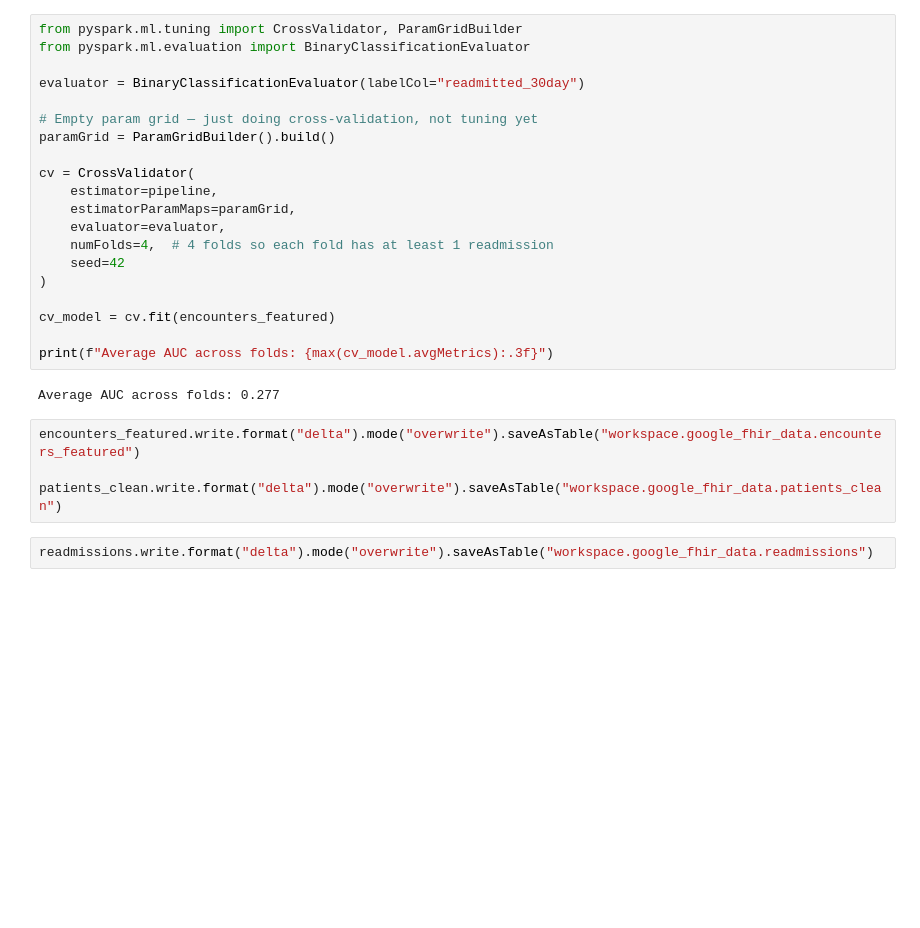
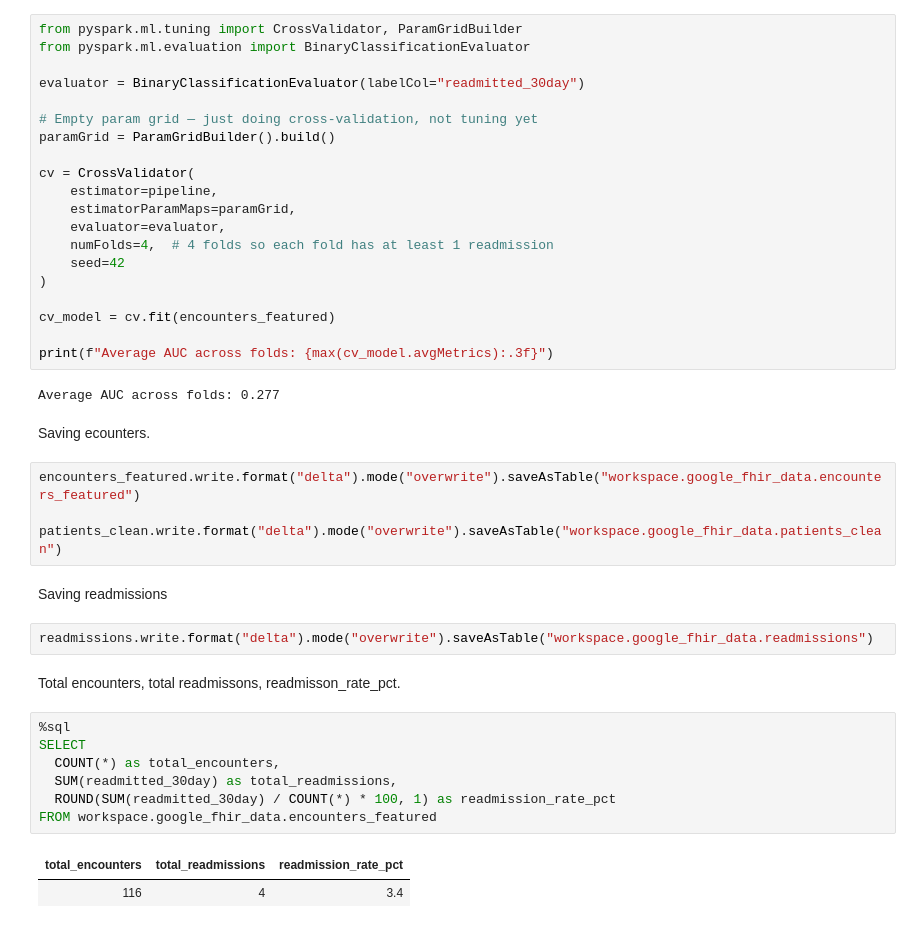
Before and after one commit to tventura18/Portfolio, a Jupyter notebook: FHIR_Databricks/Readmission_Transform_FHIR_ML_Analysis.ipynb, the cells around one changed output. Drawn from its saved outputs; the diff is of its cells as text; blank space fills up the shorter version.

```diff
--- a/FHIR_Databricks/Readmission_Transform_FHIR_ML_Analysis.ipynb
+++ b/FHIR_Databricks/Readmission_Transform_FHIR_ML_Analysis.ipynb
@@ -369,9 +403,25 @@ cv_model = cv.fit(encounters_featured)
 print(f"Average AUC across folds: {max(cv_model.avgMetrics):.3f}")
 # %% [output]
 Average AUC across folds: 0.277
+# %% [markdown]
+Saving ecounters.
 # %%
 encounters_featured.write.format("delta").mode("overwrite").saveAsTable("workspace.google_fhir_data.encounters_featured")
 
 patients_clean.write.format("delta").mode("overwrite").saveAsTable("workspace.google_fhir_data.patients_clean")
+# %% [markdown]
+Saving readmissions
 # %%
 readmissions.write.format("delta").mode("overwrite").saveAsTable("workspace.google_fhir_data.readmissions")
+# %% [markdown]
+Total encounters, total readmissons, readmisson_rate_pct.
+# %%
+%sql
+SELECT
+  COUNT(*) as total_encounters,
+  SUM(readmitted_30day) as total_readmissions,
+  ROUND(SUM(readmitted_30day) / COUNT(*) * 100, 1) as readmission_rate_pct
+FROM workspace.google_fhir_data.encounters_featured
+# %% [output]
+| total_encounters | total_readmissions | readmission_rate_pct |
+| 116 | 4 | 3.4 |
```
Also changed, not shown: parts of 16 cells of this notebook.
